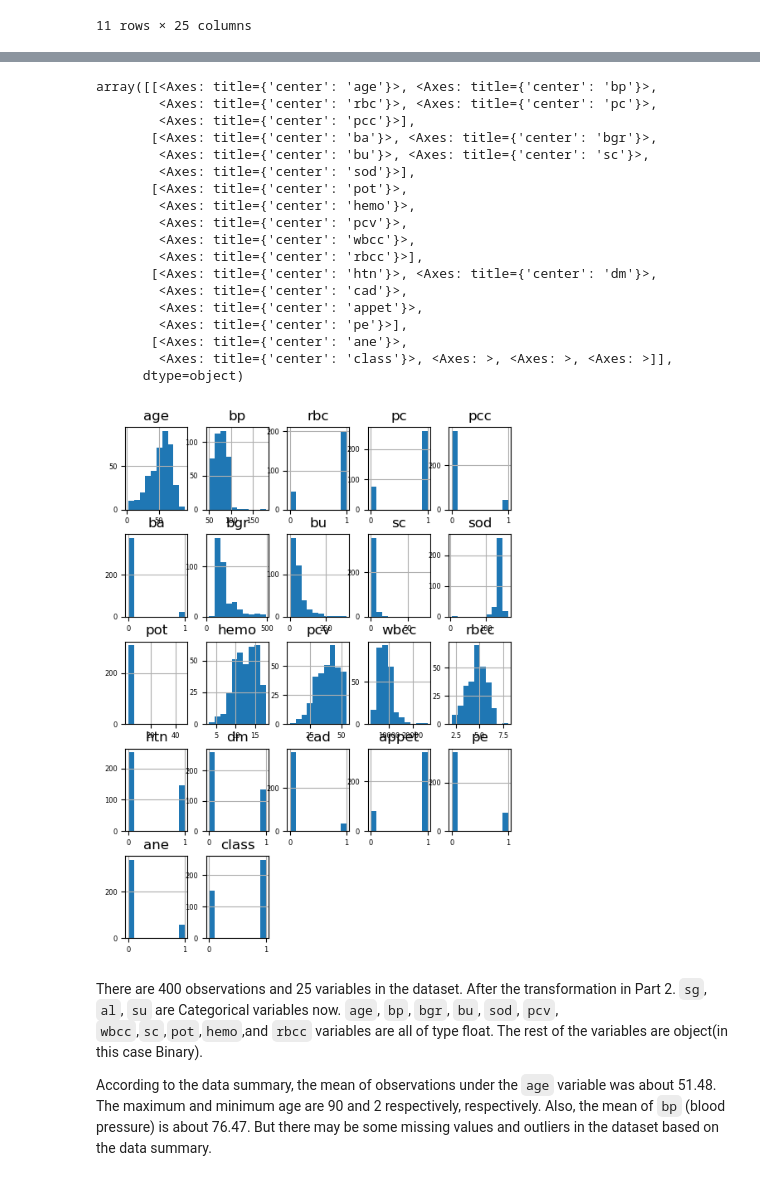
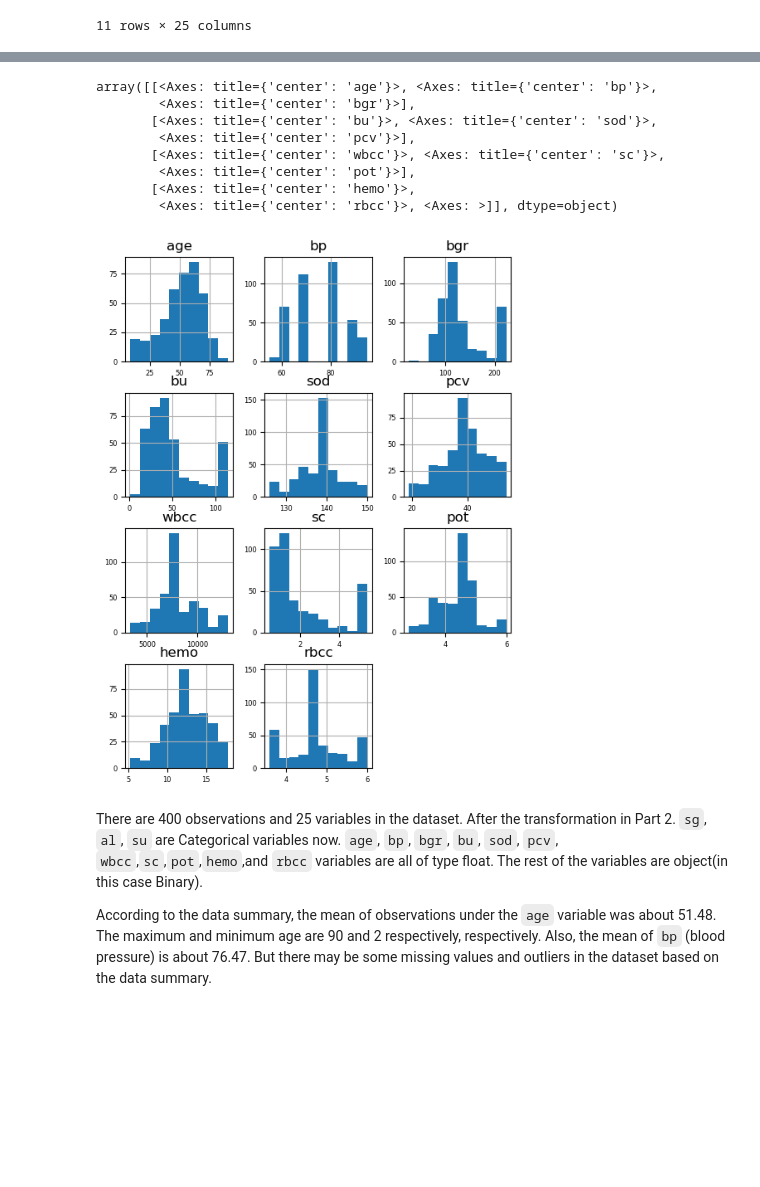
Before and after one commit to Barkesty/Project-Chronic-Kidney-Disease-Classification-Challenge, a Jupyter notebook: project.ipynb, the cells around one changed output, grey strips where cells are left out. Cells and saved outputs as stored; diff of their text form; code cells hidden in the pictures; blank space fills up the shorter version.

Commit message:
update distribution graph

```diff
--- a/project.ipynb
+++ b/project.ipynb
@@ -190,27 +182,19 @@ class     float64
 dtype: object
 # %%
 ## Check the distribution of each variable
-df.hist(xlabelsize=6,ylabelsize=6,figsize=(6,8))
+num_col = ['age','bp','bgr','bu','sod','pcv','wbcc','sc','pot','hemo','rbcc']
+
+df[num_col].hist(xlabelsize=6,ylabelsize=6,figsize=(6,8))
 # %% [output]
 array([[<Axes: title={'center': 'age'}>, <Axes: title={'center': 'bp'}>,
-        <Axes: title={'center': 'rbc'}>, <Axes: title={'center': 'pc'}>,
-        <Axes: title={'center': 'pcc'}>],
-       [<Axes: title={'center': 'ba'}>, <Axes: title={'center': 'bgr'}>,
-        <Axes: title={'center': 'bu'}>, <Axes: title={'center': 'sc'}>,
-        <Axes: title={'center': 'sod'}>],
-       [<Axes: title={'center': 'pot'}>,
-        <Axes: title={'center': 'hemo'}>,
-        <Axes: title={'center': 'pcv'}>,
-        <Axes: title={'center': 'wbcc'}>,
-        <Axes: title={'center': 'rbcc'}>],
-       [<Axes: title={'center': 'htn'}>, <Axes: title={'center': 'dm'}>,
-        <Axes: title={'center': 'cad'}>,
-        <Axes: title={'center': 'appet'}>,
-        <Axes: title={'center': 'pe'}>],
-       [<Axes: title={'center': 'ane'}>,
-        <Axes: title={'center': 'class'}>, <Axes: >, <Axes: >, <Axes: >]],
-      dtype=object)
+        <Axes: title={'center': 'bgr'}>],
+       [<Axes: title={'center': 'bu'}>, <Axes: title={'center': 'sod'}>,
+        <Axes: title={'center': 'pcv'}>],
+       [<Axes: title={'center': 'wbcc'}>, <Axes: title={'center': 'sc'}>,
+        <Axes: title={'center': 'pot'}>],
+       [<Axes: title={'center': 'hemo'}>,
+        <Axes: title={'center': 'rbcc'}>, <Axes: >]], dtype=object)
-[figure, old version]
+[figure, new version]
 # %% [markdown]
 There are 400 observations and 25 variables in the dataset. After the transformation in Part 2. `sg`, `al`, `su` are Categorical variables now. `age`, `bp`, `bgr`, `bu`, `sod`, `pcv`, `wbcc`,`sc`,`pot`,`hemo`,and `rbcc` variables are all of type float. The rest of the variables are object(in this case Binary).
 
```
Also changed, not shown: parts of 1 cell of this notebook.
